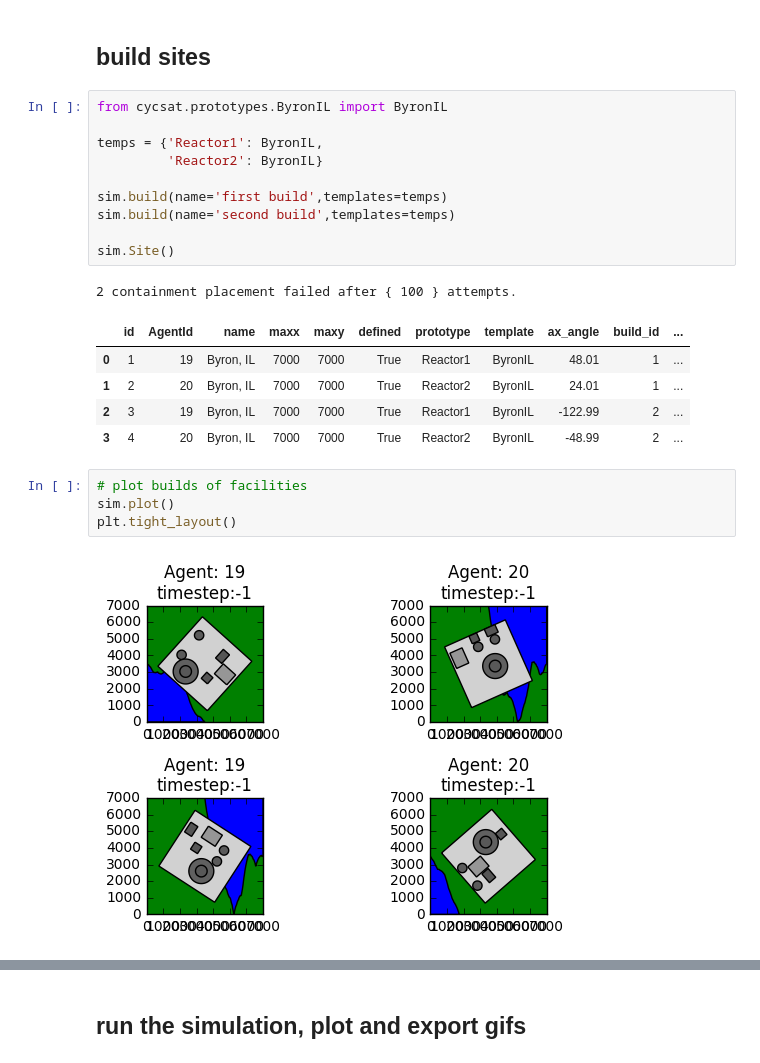
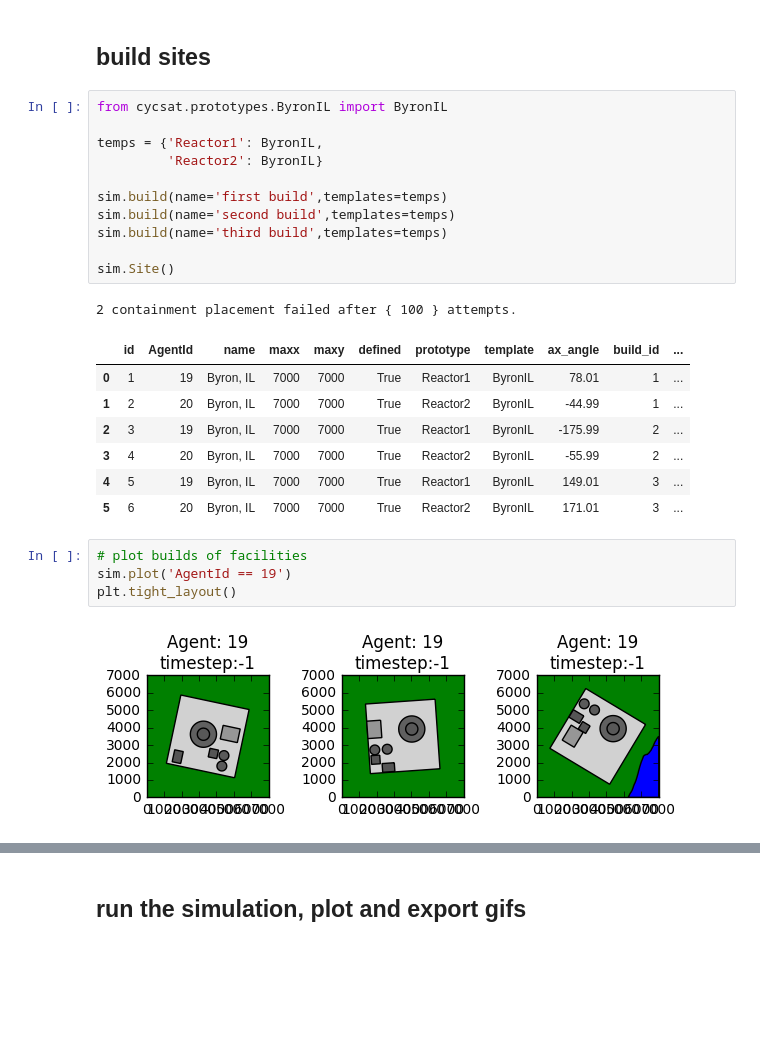
Before and after one commit to CNERG/cycsat, a Jupyter notebook: demo.ipynb, the cells around one changed output, grey strips where cells are left out. Drawn from its saved outputs; the diff is of its cells as text; blank space fills up the shorter version.

```diff
--- a/demo.ipynb
+++ b/demo.ipynb
@@ -25,20 +25,23 @@ temps = {'Reactor1': ByronIL,
 
 sim.build(name='first build',templates=temps)
 sim.build(name='second build',templates=temps)
+sim.build(name='third build',templates=temps)
 
 sim.Site()
 # %% [output]
 2 containment placement failed after { 100 } attempts.
 |  | id | AgentId | name | maxx | maxy | defined | prototype | template | ax_angle | build_id | ... |
-| 0 | 1 | 19 | Byron, IL | 7000 | 7000 | True | Reactor1 | ByronIL | 48.01 | 1 | ... |
-| 1 | 2 | 20 | Byron, IL | 7000 | 7000 | True | Reactor2 | ByronIL | 24.01 | 1 | ... |
-| 2 | 3 | 19 | Byron, IL | 7000 | 7000 | True | Reactor1 | ByronIL | -122.99 | 2 | ... |
-| 3 | 4 | 20 | Byron, IL | 7000 | 7000 | True | Reactor2 | ByronIL | -48.99 | 2 | ... |
+| 0 | 1 | 19 | Byron, IL | 7000 | 7000 | True | Reactor1 | ByronIL | 78.01 | 1 | ... |
+| 1 | 2 | 20 | Byron, IL | 7000 | 7000 | True | Reactor2 | ByronIL | -44.99 | 1 | ... |
+| 2 | 3 | 19 | Byron, IL | 7000 | 7000 | True | Reactor1 | ByronIL | -175.99 | 2 | ... |
+| 3 | 4 | 20 | Byron, IL | 7000 | 7000 | True | Reactor2 | ByronIL | -55.99 | 2 | ... |
+| 4 | 5 | 19 | Byron, IL | 7000 | 7000 | True | Reactor1 | ByronIL | 149.01 | 3 | ... |
+| 5 | 6 | 20 | Byron, IL | 7000 | 7000 | True | Reactor2 | ByronIL | 171.01 | 3 | ... |
 # %%
 # plot builds of facilities
-sim.plot()
+sim.plot('AgentId == 19')
 plt.tight_layout()
 # %% [output]
-[figure, old version]
+[figure, new version]
 # %%
 # plot mulitple facilities with a sql query
```
Also changed, not shown: parts of 5 cells of this notebook, 3 other files.
